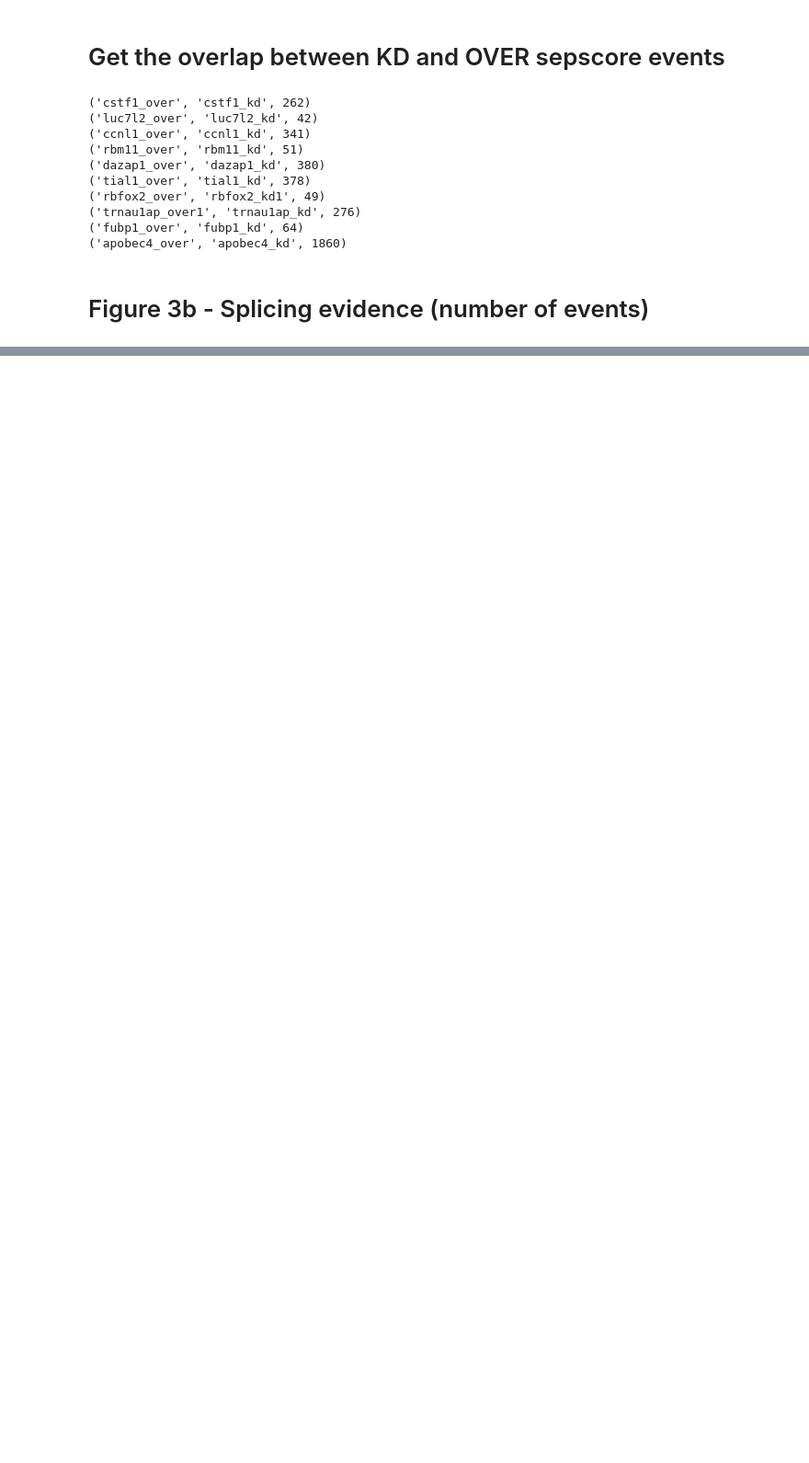
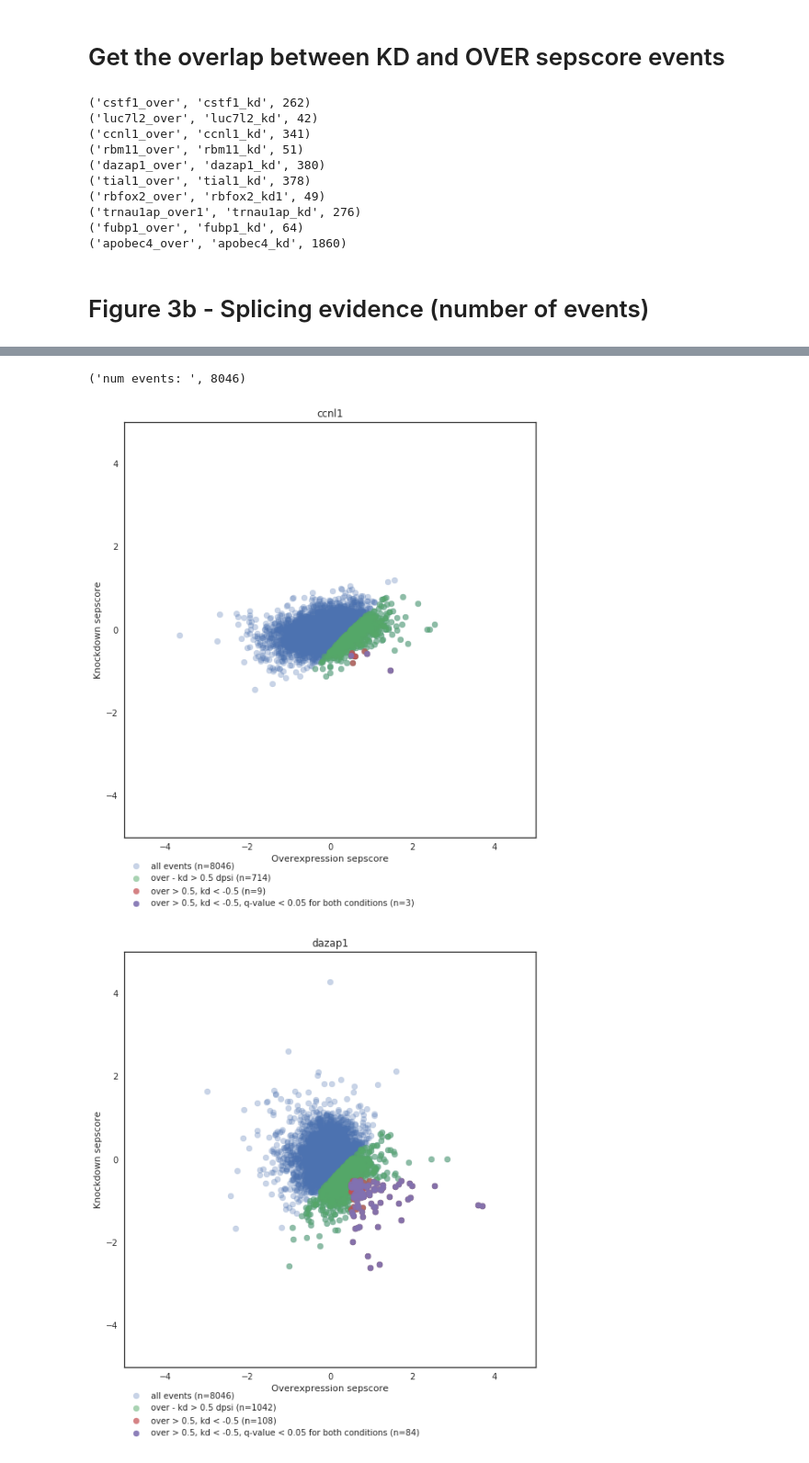
Before and after one commit to byee4/bfx, a Jupyter notebook: notebooks/manuscript_notebooks/tbos_alt_splicing/final_tbos_splicing_analysis.ipynb, the cells around one changed output, grey strips where cells are left out. Shown: that part at 92% size. Drawn from its saved outputs; the diff is of its cells as text; code cells hidden in the pictures; blank space fills up the shorter version.

```diff
--- a/notebooks/manuscript_notebooks/tbos_alt_splicing/final_tbos_splicing_analysis.ipynb
+++ b/notebooks/manuscript_notebooks/tbos_alt_splicing/final_tbos_splicing_analysis.ipynb
@@ -279,0 +310,7 @@ plt.tight_layout()
+# %%
+event_cols = ['chrom','exon_start','exon_end','nice_name','0','strand','uniq_name','Gene','path','event position','event name','notes']
+all_data = '/projects/ps-yeolab3/bay001/tbos/inclredo.csv' # formerly /home/bay001/projects/tbos_splicing_20160203/permanent_data/inclredo.csv
+
+df = pd.read_table(all_data)
+conditions, df = filter_out_weird_chroms_and_unimportant_cols(df, event_cols=event_cols)
+scores = build_sepscore_dict(conditions, df)
@@ -279,0 +402,3 @@ plt.tight_layout()
+# %%
+for rbp, exons in kinda_significant_alt_spliced_exons.iteritems():
+    print(rbp, len(exons))
@@ -279,0 +415,3 @@ plt.tight_layout()
+# %%
+for rbp, exons in all_alt_spliced_exons.iteritems():
+    print(rbp, len(exons))
@@ -279,0 +451,9 @@ plt.tight_layout()
+# %%
+event_cols = ['chrom','exon_start','exon_end','nice_name','0','strand','uniq_name','Gene','path','event position','event name','notes']
+all_data = '/projects/ps-yeolab3/bay001/tbos/inclredo.csv' # formerly /home/bay001/projects/tbos_splicing_20160203/permanent_data/inclredo.csv
+
+df = pd.read_table(all_data)
+conditions, df = filter_out_weird_chroms_and_unimportant_cols(df, event_cols=event_cols)
+scores = build_sepscore_dict(conditions, df)
+# %% [output]
+('num events: ', 8046)
@@ -279,0 +591,10 @@ plt.tight_layout()
+# %%
+outdir = '/projects/ps-yeolab3/bay001/tbos/images/hta_psi_scatters/'
+for rbp in c.keys():
+    dfx = subset_dataframe_and_plot_dpsi(rbp, c)
+    plot(dfx, outdir, rbp)
+    # plt.clf()
+    # plt.cla()
+# %% [output]
+[figure, added]
+[figure, added]
```
Also changed, not shown: parts of 21 cells of this notebook, 10 other files.
